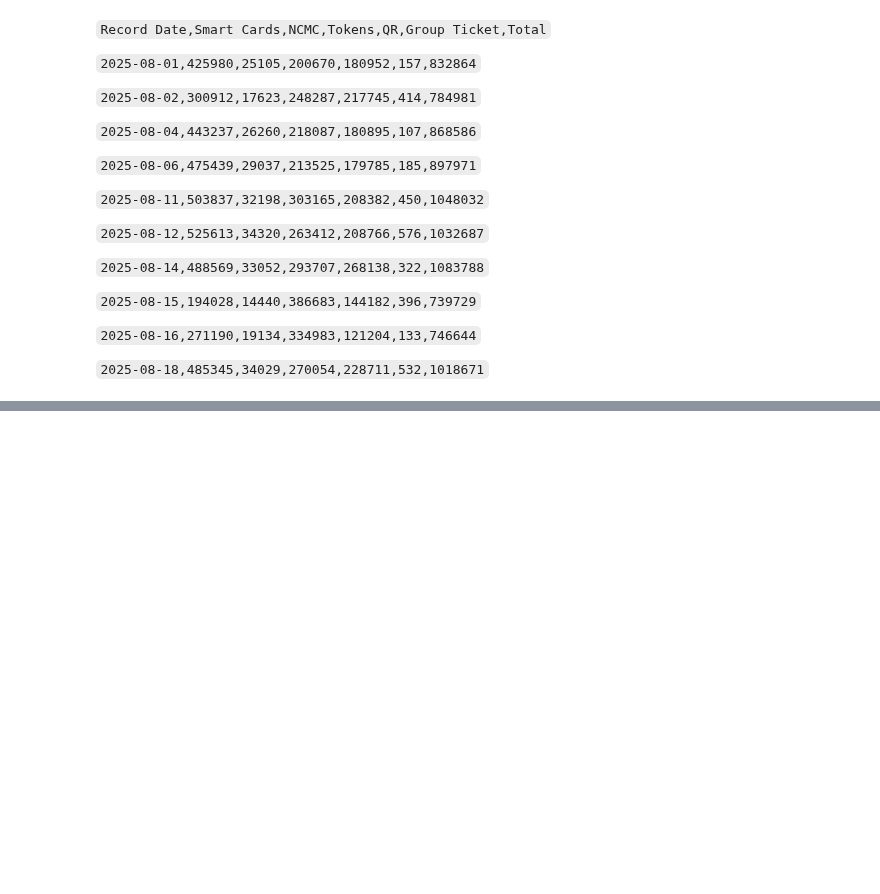
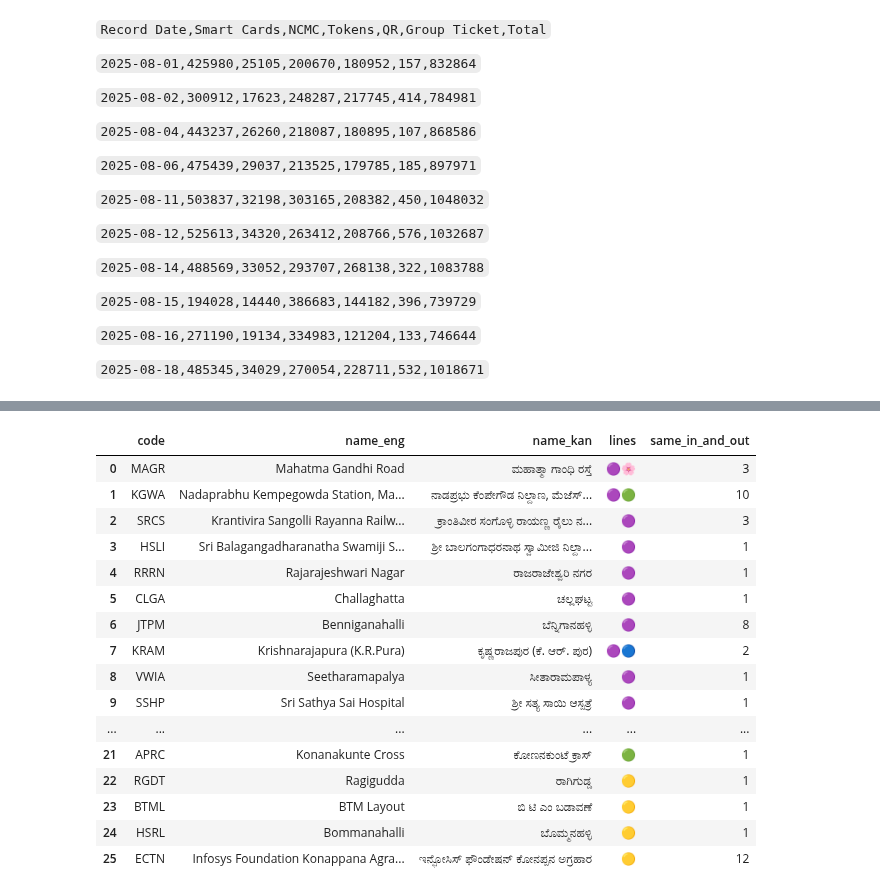
Before and after one commit to thecont1/namma-metro-ridership-tracker, a Jupyter notebook: NammaMetro_network.ipynb, the cells around one changed output, grey strips where cells are left out. Saved outputs shown, nothing was run; the diff lists cells and outputs as text; code cells hidden in the pictures; blank space fills up the shorter version.

```diff
--- a/NammaMetro_network.ipynb
+++ b/NammaMetro_network.ipynb
@@ -416,0 +452,48 @@ ct_df.pivot_table(index='station_code', columns=ct_df.columns[4:], values='rider
+# %%
+def get_pairdiagonal(df_pairhourly_filtered):
+    same_in_and_out = []
+
+    for station in df_pairhourly_filtered.columns[4:]:
+        try:
+            count = int(df_pairhourly_filtered.loc[df_pairhourly_filtered['station_code']==station, station].values[0])
+            if count > 0:
+                same_in_and_out.append([station, count])
+        except:
+            pass
+
+    same_in_and_out_df = NammaMetro_Stations[['code', 'name_eng', 'name_kan', 'lines']].copy()
+    same_in_and_out_df = same_in_and_out_df[same_in_and_out_df['code'].isin([s[0] for s in same_in_and_out])]
+
+    same_in_and_out_df = same_in_and_out_df.set_index('code')
+    same_in_and_out_df = same_in_and_out_df.reindex([s[0] for s in same_in_and_out])
+    same_in_and_out_df = same_in_and_out_df.reset_index()
+
+    same_in_and_out_df['same_in_and_out'] = [int(s[1]) for s in same_in_and_out]
+
+    return same_in_and_out_df
+# %%
+# if inspection_hour < 0:
+df_pairdiagonal = get_pairdiagonal(df_pairhourly_filtered)
+
+with pd.option_context("display.max_rows", None, "display.max_columns", None):
+    display(df_pairdiagonal)
+
+# print(f"Total same_in_and_out occurrences on {inspection_date} at {inspection_hour}-{inspection_hour+1}hrs: {int(same_in_and_out_df['same_in_and_out'].sum())}")
+# %% [output]
+|  | code | name_eng | name_kan | lines | same_in_and_out |
+| 0 | MAGR | Mahatma Gandhi Road | ಮಹಾತ್ಮಾ ಗಾಂಧಿ ರಸ್ತೆ | 🟣🌸 | 3 |
+| 1 | KGWA | Nadaprabhu Kempegowda Station, Ma... | ನಾಡಪ್ರಭು ಕೆಂಪೇಗೌಡ ನಿಲ್ದಾಣ, ಮೆಜೆಸ್... | 🟣🟢 | 10 |
+| 2 | SRCS | Krantivira Sangolli Rayanna Railw... | ಕ್ರಾಂತಿವೀರ ಸಂಗೊಳ್ಳಿ ರಾಯಣ್ಣ ರೈಲು ನ... | 🟣 | 3 |
+| 3 | HSLI | Sri Balagangadharanatha Swamiji S... | ಶ್ರೀ ಬಾಲಗಂಗಾಧರನಾಥ ಸ್ವಾಮೀಜಿ ನಿಲ್ದಾ... | 🟣 | 1 |
+| 4 | RRRN | Rajarajeshwari Nagar | ರಾಜರಾಜೇಶ್ವರಿ ನಗರ | 🟣 | 1 |
+| 5 | CLGA | Challaghatta | ಚಲ್ಲಘಟ್ಟ | 🟣 | 1 |
+| 6 | JTPM | Benniganahalli | ಬೆನ್ನಿಗಾನಹಳ್ಳಿ | 🟣 | 8 |
+| 7 | KRAM | Krishnarajapura (K.R.Pura) | ಕೃಷ್ಣರಾಜಪುರ (ಕೆ. ಆರ್. ಪುರ) | 🟣🔵 | 2 |
+| 8 | VWIA | Seetharamapalya | ಸೀತಾರಾಮಪಾಳ್ಯ | 🟣 | 1 |
+| 9 | SSHP | Sri Sathya Sai Hospital | ಶ್ರೀ ಸತ್ಯ ಸಾಯಿ ಆಸ್ಪತ್ರೆ | 🟣 | 1 |
+| ... | ... | ... | ... | ... | ... |
+| 21 | APRC | Konanakunte Cross | ಕೋಣನಕುಂಟೆ ಕ್ರಾಸ್ | 🟢 | 1 |
+| 22 | RGDT | Ragigudda | ರಾಗಿಗುಡ್ಡ | 🟡 | 1 |
+| 23 | BTML | BTM Layout | ಬಿ ಟಿ ಎಂ ಬಡಾವಣೆ | 🟡 | 1 |
+| 24 | HSRL | Bommanahalli | ಬೊಮ್ಮನಹಳ್ಳಿ | 🟡 | 1 |
+| 25 | ECTN | Infosys Foundation Konappana Agra... | ಇನ್ಫೋಸಿಸ್ ಫೌಂಡೇಷನ್ ಕೋನಪ್ಪನ ಅಗ್ರಹಾರ | 🟡 | 12 |
```
Also changed, not shown: parts of 4 cells of this notebook.
